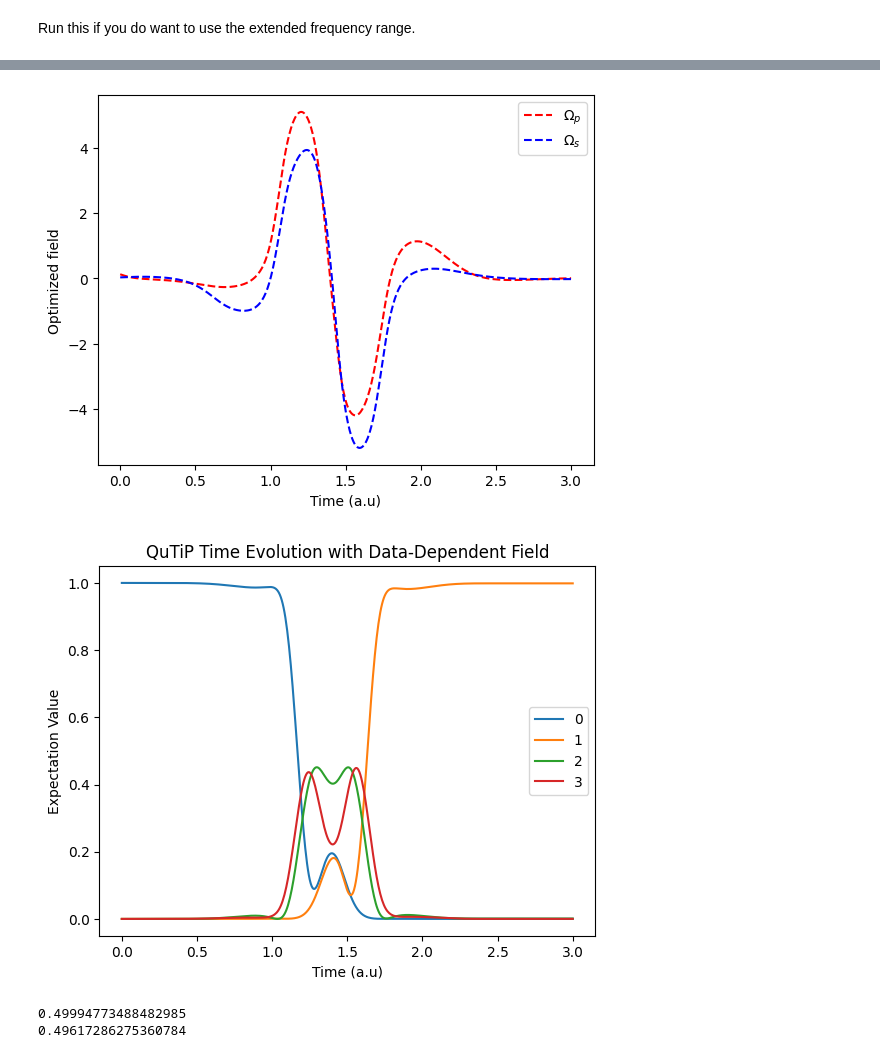
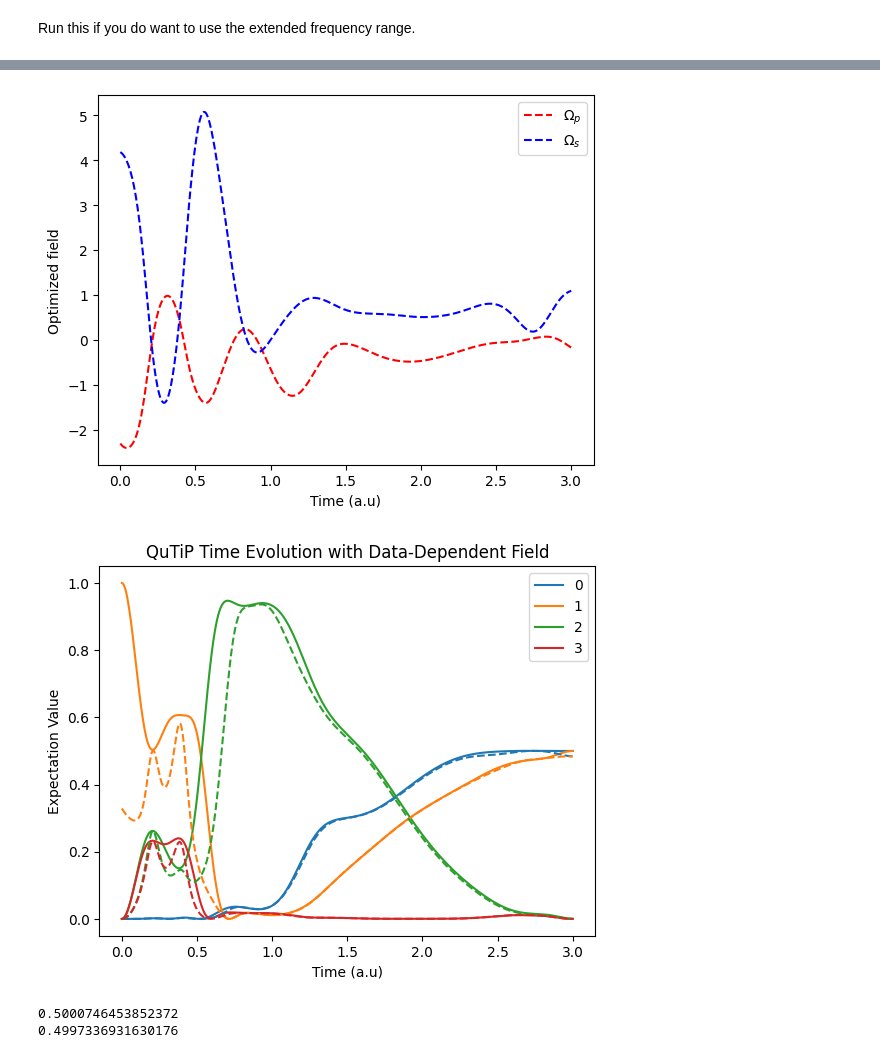
Before and after one commit to martinjimenez388/my-first-proyect, a Jupyter notebook: PINN_control_4levels_pre_trained.ipynb, the cells around one changed output, grey strips where cells are left out. Saved outputs shown, nothing was run; the diff lists cells and outputs as text; code cells hidden in the pictures.

```diff
--- a/PINN_control_4levels_pre_trained.ipynb
+++ b/PINN_control_4levels_pre_trained.ipynb
@@ -19,7 +19,7 @@ print(f"Threads set to: {tc.get_num_threads()}")
 # %% [output]
 Threads set to: 10
 # %%
-tfinal      = 3
+tfinal      = 3.0
 N           = 500
 Nedo=16
 Nfield=2
@@ -71,7 +71,7 @@ class SIN(tc.nn.Module):
     def forward(self, x):
         return tc.sin(x)
 # %%
-neuronio = [256,256,256]
+neuronio = [128,128,128]
 X_vector   = Rede(
     neuronio    = neuronio,
     input_      = 1,
@@ -179,8 +179,8 @@ X_vector = Rede(
     creat_p=True,
     N_of_paramater=0,
     use_fourier=True,
-    n_freq=32,
-    f_max=30.0
+    n_freq=16,
+    f_max=15.0
 )
 
 opt = tc.optim.Adam(X_vector.parameters(),
@@ -494,7 +511,7 @@ plt.ylabel('Optimized field')
 plt.legend()
 plt.show()
 # %% [output]
-[figure, old version]
+[figure, new version]
 # %%
 # QuTiP uses basis(N, n) where N is the total levels and n is the state index (starting from 0)
 from qutip import *
@@ -525,42 +542,44 @@ wp=X_[:,16]
 ws=X_[:,17]
 # The full Hamiltonian is defined as a list:
 # H = H0 + f(t) * H1, where f(t) is the field data
 H = [H0, [H1,wp], [H2,ws]] # QuTiP uses cubic spline interpolation for field_data
 
 # (Optional) Define collapse operators for an open system simulation
 c_ops = [] # e.g., c_ops = [np.sqrt(gamma) * qt.sigmam()]
 
 # 3. Define the initial state and expectation value operators
-psi0 = qt.basis(4, 0) # Initial state |0>
+selst = 1
+psi0 = qt.basis(4, selst) # Initial state |0>
 #psi0 = 1/np.sqrt(2)*(qt.basis(4, 0)+qt.basis(4, 1)) # Initial state |0>
 e_ops = [sig00, sig11, sig22, sig33] # Operators for which to calculate expectation values
 tlist= t_points
 
 # 4. Simulate the time evolution
 # Use mesolve for master equation dynamics (works for closed systems too if c_ops is empty)
 result = qt.mesolve(H, psi0,tlist, c_ops,e_ops=e_ops)
 
+norsq = np.sum(X_[:,:8]**2, axis=1) if selst==0 else np.sum(X_[:,8:]**2, axis=1)
 plt.figure()
 plt.plot(t_points,result.expect[0], label='0')
 plt.plot(t_points,result.expect[1], label='1')
 plt.plot(t_points,result.expect[2], label='2')
 plt.plot(t_points,result.expect[3], label='3')
-# plt.plot(t_points,X_[:,0]**2+X_[:,1]**2, 'tab:blue', linestyle='dashed')
-# plt.plot(t_points,X_[:,2]**2+X_[:,3]**2, linestyle='dashed', color='tab:orange')
-# plt.plot(t_points,X_[:,4]**2+X_[:,5]**2, 'tab:green', linestyle='dashed'      )
-# plt.plot(t_points,X_[:,6]**2+X_[:,7]**2, 'tab:red', linestyle='dashed')
+plt.plot(t_points,(X_[:,0+8*selst]**2+X_[:,1+8*selst]**2)/norsq, 'tab:blue', linestyle='dashed')
+plt.plot(t_points,(X_[:,2+8*selst]**2+X_[:,3+8*selst]**2)/norsq, linestyle='dashed', color='tab:orange')
+plt.plot(t_points,(X_[:,4+8*selst]**2+X_[:,5+8*selst]**2)/norsq, 'tab:green', linestyle='dashed'      )
+plt.plot(t_points,(X_[:,6+8*selst]**2+X_[:,7+8*selst]**2)/norsq, 'tab:red', linestyle='dashed')
 
 
 plt.xlabel('Time (a.u)')
 plt.ylabel('Expectation Value')
 plt.legend()
 plt.title('QuTiP Time Evolution with Data-Dependent Field')
 plt.show()
 # %% [output]
-[figure, old version]
+[figure, new version]
 # %%
 print(result.expect[0][-1])
 print(result.expect[1][-1])
 # %% [output]
-0.49994773488482985
-0.49617286275360784
+0.5000746453852372
+0.4997336931630176
```
Also changed, not shown: parts of 5 cells of this notebook.
